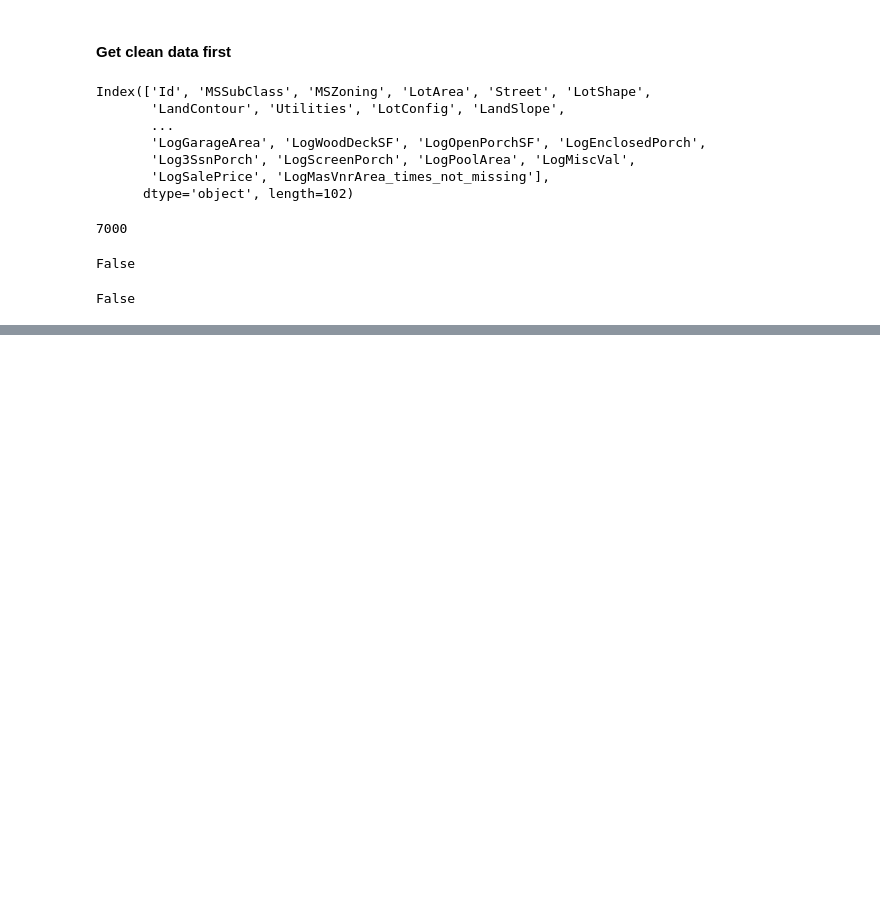
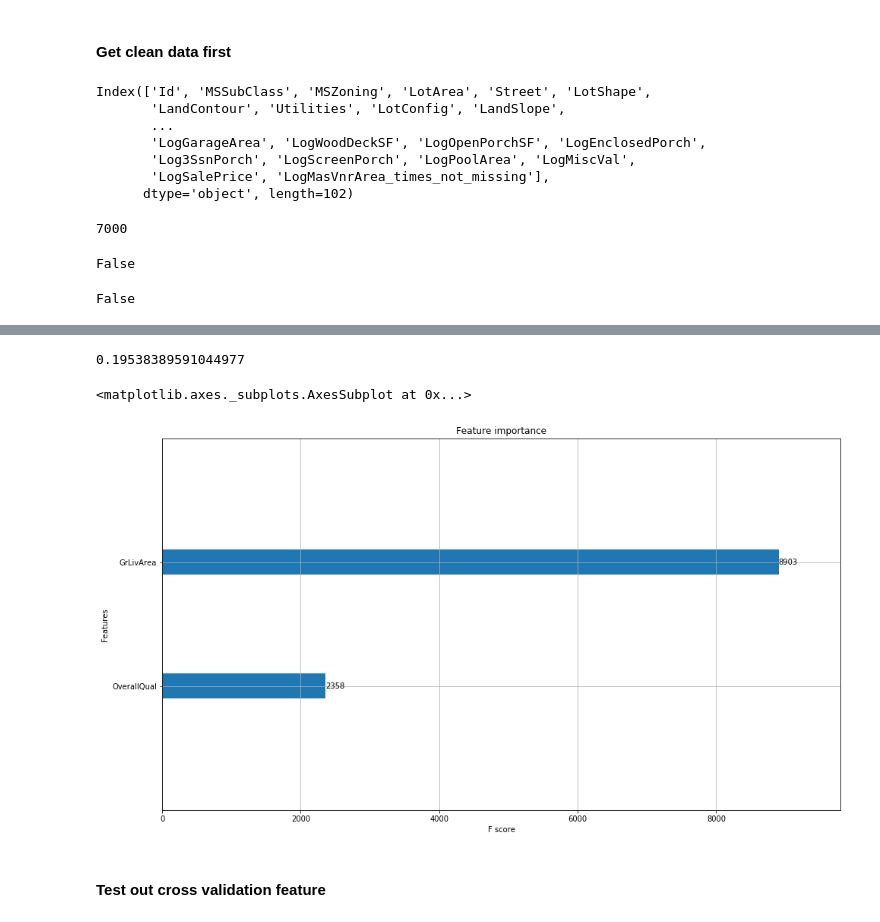
Before and after one commit to babinu-uthup-4JESUS-zz/housing_price_prediction, a Jupyter notebook: second_iteration/gradient_boosting/xgboost_gradient_boosting.ipynb, the cells around one changed output, grey strips where cells are left out. Cells and saved outputs as stored; diff of their text form; code cells hidden in the pictures; blank space fills up the shorter version.

Commit message:
Added xgboost model to predict housing prices.

```diff
--- a/second_iteration/gradient_boosting/xgboost_gradient_boosting.ipynb
+++ b/second_iteration/gradient_boosting/xgboost_gradient_boosting.ipynb
@@ -892,0 +116,12 @@ test_data[['Id', 'SalePrice']].to_csv('housing_price_random_forest_predictions.c
+# %%
+xgb_train_data = xgb.DMatrix(X, Y, feature_names=all_cols_in_model)
+# %%
+xgb_validation_data = xgb.DMatrix(newX, newY, feature_names=all_cols_in_model)
+# %%
+xgb_params = {'eta' : 0.01, 'eval_metric' : 'rmse'}
+# %%
+model_1 = xgb.train(params=xgb_params,
+                    dtrain=xgb_train_data,
+                    num_boost_round=1000,
+                    evals= [(xgb_validation_data, 'eval')],
+                    early_stopping_rounds=5)
@@ -892,0 +148,14 @@ test_data[['Id', 'SalePrice']].to_csv('housing_price_random_forest_predictions.c
+# %%
+evaluate_model_score_given_predictions(newY, validation_predictions)
+# %% [output]
+0.19538389591044977
+# %%
+import matplotlib.pyplot as plt
+fig, ax = plt.subplots(1, 1, figsize=(16, 9))
+
+xgb.plot_importance(model_1,ax=ax)
+# %% [output]
+<matplotlib.axes._subplots.AxesSubplot at 0x...>
+[figure, added]
+# %% [markdown]
+#### Test out cross validation feature
```
Also changed, not shown: parts of 330 cells of this notebook, 3 other files.
